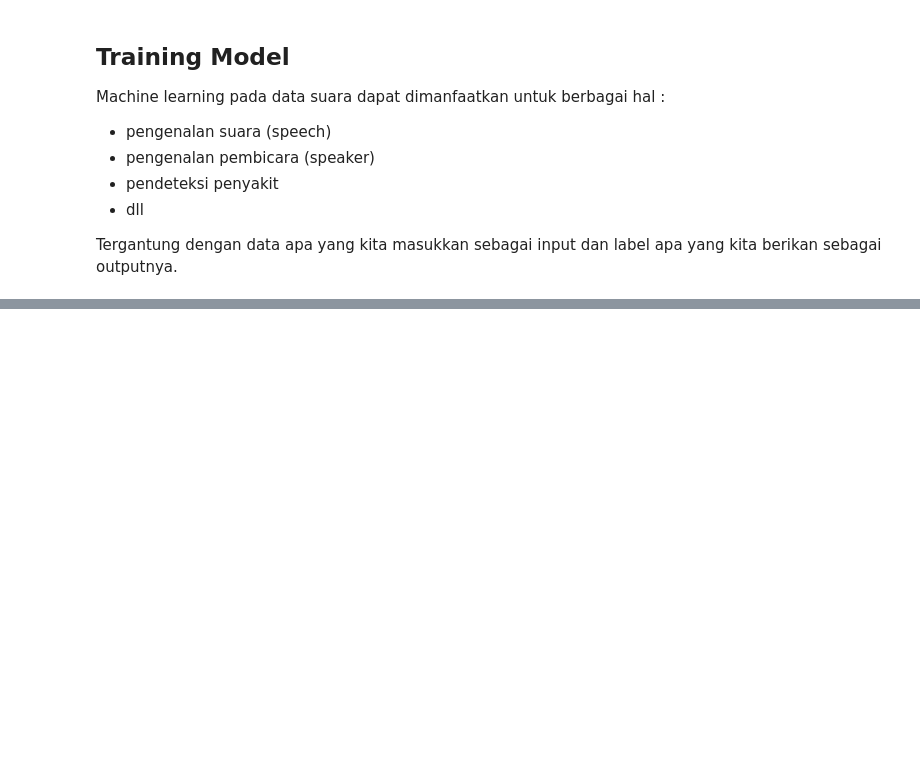
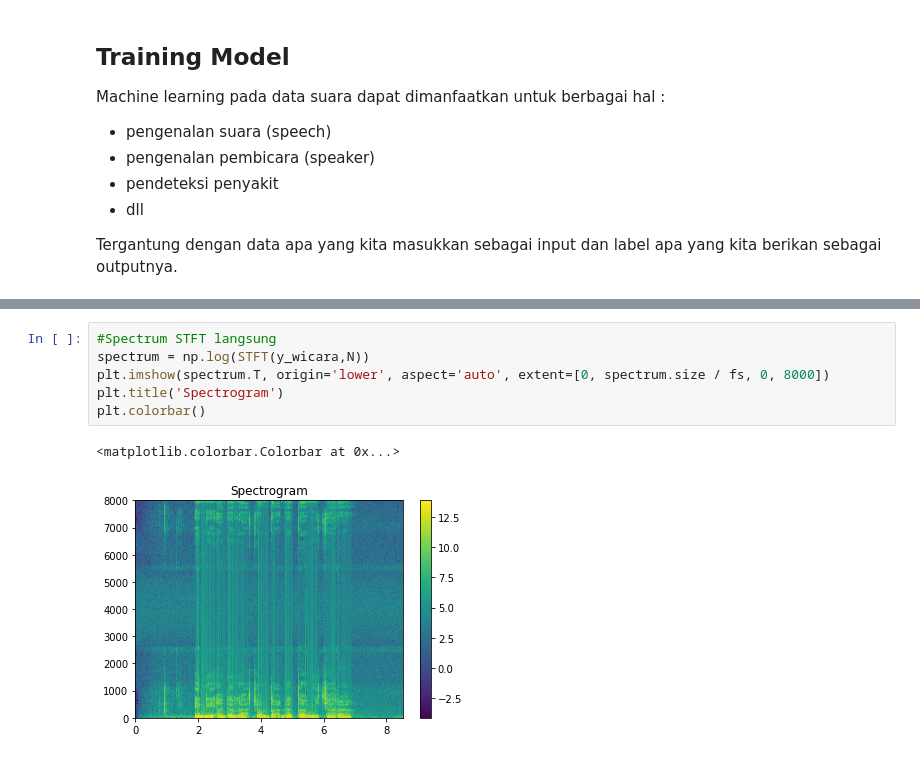
Before and after one commit to Arasy/PraktekNLP, a Jupyter notebook: PraktikumNLP-Audio-2.ipynb, the cells around one changed output, grey strips where cells are left out. Drawn from its saved outputs; the diff is of its cells as text; blank space fills up the shorter version.

```diff
--- a/PraktikumNLP-Audio-2.ipynb
+++ b/PraktikumNLP-Audio-2.ipynb
@@ -71,0 +153,9 @@ Tergantung dengan data apa yang kita masukkan sebagai input dan label apa yang k
+# %%
+#Spectrum STFT langsung
+spectrum = np.log(STFT(y_wicara,N))
+plt.imshow(spectrum.T, origin='lower', aspect='auto', extent=[0, spectrum.size / fs, 0, 8000])
+plt.title('Spectrogram')
+plt.colorbar()
+# %% [output]
+<matplotlib.colorbar.Colorbar at 0x...>
+[figure, added]
```
Also changed, not shown: parts of 41 cells of this notebook.
